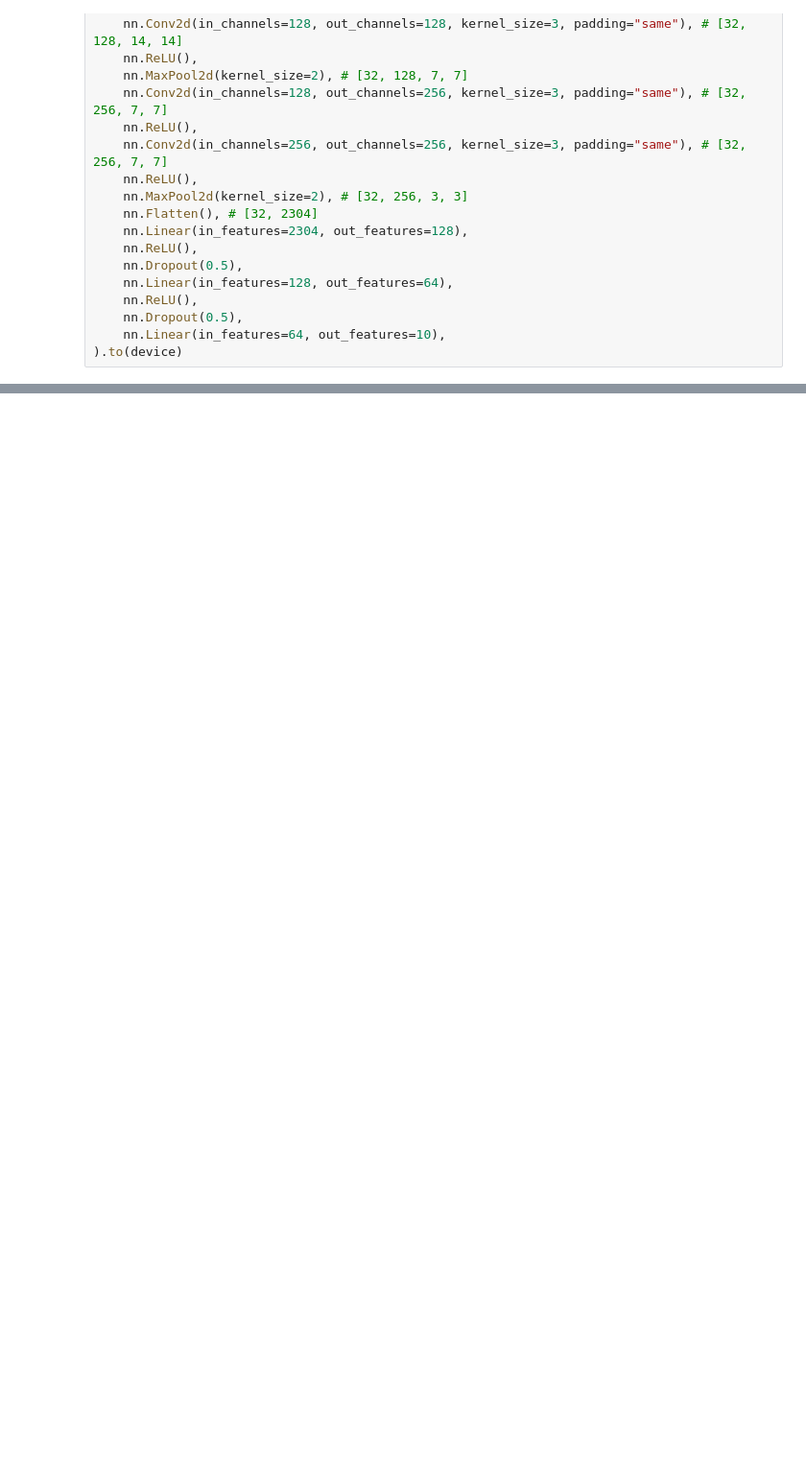
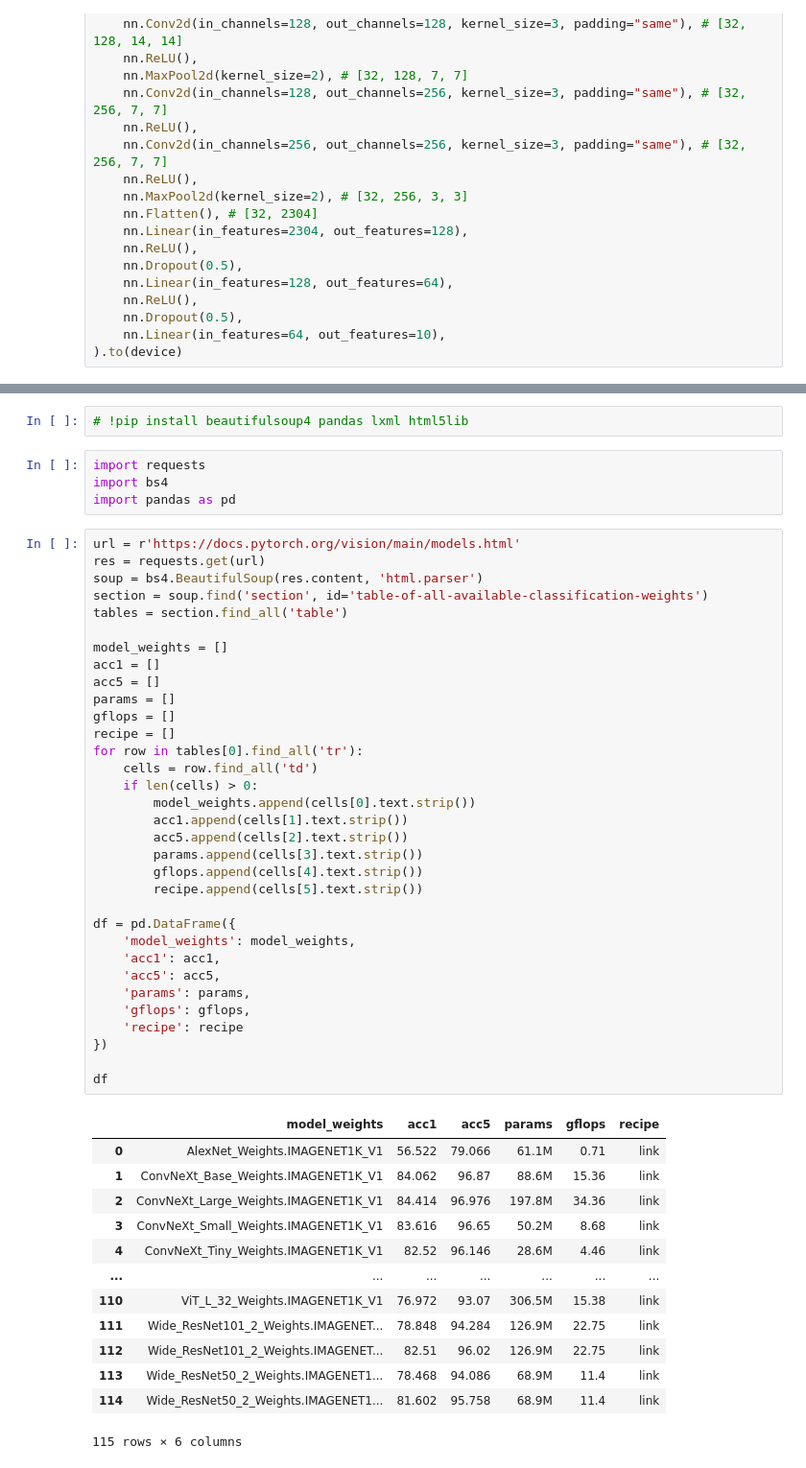
Before and after one commit to smammadl/ds_course, a Jupyter notebook: module4_dl/07_cnn.ipynb, the cells around one changed output, grey strips where cells are left out. Shown at 96% size. Drawn from its saved outputs; the diff is of its cells as text; blank space fills up the shorter version.

```diff
--- a/module4_dl/07_cnn.ipynb
+++ b/module4_dl/07_cnn.ipynb
@@ -370,0 +392,53 @@ Restoring best model from epoch 20 with valid metric: 0.347
+# %%
+# !pip install beautifulsoup4 pandas lxml html5lib
+# %%
+import requests
+import bs4
+import pandas as pd
+# %%
+url = r'https://docs.pytorch.org/vision/main/models.html'
+res = requests.get(url)
+soup = bs4.BeautifulSoup(res.content, 'html.parser')
+section = soup.find('section', id='table-of-all-available-classification-weights')
+tables = section.find_all('table')
+
+model_weights = []
+acc1 = []
+acc5 = []
+params = []
+gflops = []
+recipe = []
+for row in tables[0].find_all('tr'):
+    cells = row.find_all('td')
+    if len(cells) > 0:
+        model_weights.append(cells[0].text.strip())
+        acc1.append(cells[1].text.strip())
+        acc5.append(cells[2].text.strip())
+        params.append(cells[3].text.strip())
+        gflops.append(cells[4].text.strip())
+        recipe.append(cells[5].text.strip())
+
+df = pd.DataFrame({
+    'model_weights': model_weights,
+    'acc1': acc1,
+    'acc5': acc5,
+    'params': params,
+    'gflops': gflops,
+    'recipe': recipe
+})
+
+df
+# %% [output]
+|  | model_weights | acc1 | acc5 | params | gflops | recipe |
+| 0 | AlexNet_Weights.IMAGENET1K_V1 | 56.522 | 79.066 | 61.1M | 0.71 | link |
+| 1 | ConvNeXt_Base_Weights.IMAGENET1K_V1 | 84.062 | 96.87 | 88.6M | 15.36 | link |
+| 2 | ConvNeXt_Large_Weights.IMAGENET1K_V1 | 84.414 | 96.976 | 197.8M | 34.36 | link |
+| 3 | ConvNeXt_Small_Weights.IMAGENET1K_V1 | 83.616 | 96.65 | 50.2M | 8.68 | link |
+| 4 | ConvNeXt_Tiny_Weights.IMAGENET1K_V1 | 82.52 | 96.146 | 28.6M | 4.46 | link |
+| ... | ... | ... | ... | ... | ... | ... |
+| 110 | ViT_L_32_Weights.IMAGENET1K_V1 | 76.972 | 93.07 | 306.5M | 15.38 | link |
+| 111 | Wide_ResNet101_2_Weights.IMAGENET... | 78.848 | 94.284 | 126.9M | 22.75 | link |
+| 112 | Wide_ResNet101_2_Weights.IMAGENET... | 82.51 | 96.02 | 126.9M | 22.75 | link |
+| 113 | Wide_ResNet50_2_Weights.IMAGENET1... | 78.468 | 94.086 | 68.9M | 11.4 | link |
+| 114 | Wide_ResNet50_2_Weights.IMAGENET1... | 81.602 | 95.758 | 68.9M | 11.4 | link |
+115 rows × 6 columns
```
Also changed, not shown: parts of 36 cells of this notebook, 1 other file.
